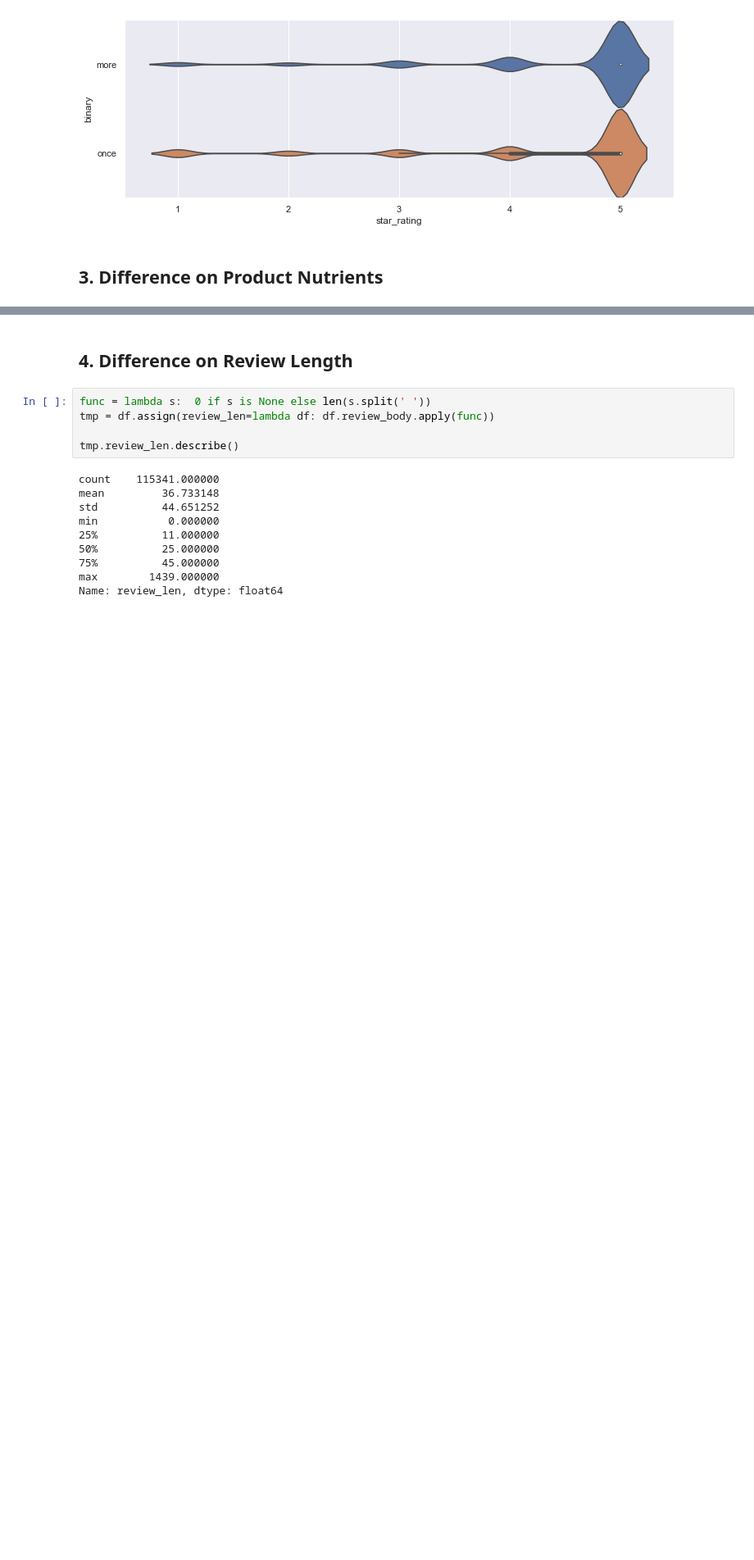
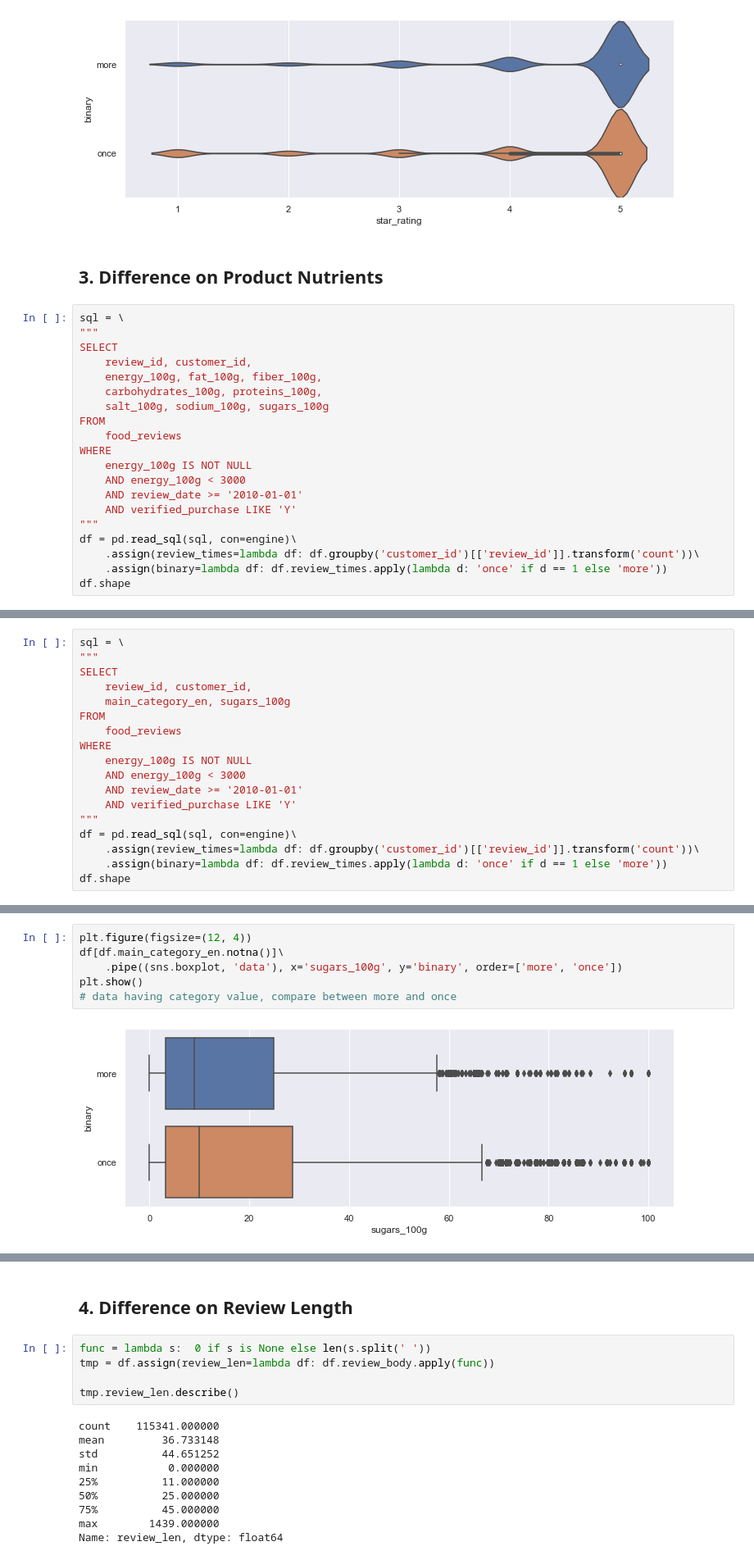
Before and after one commit to davilayang/food-reviews, a Jupyter notebook: 13_ReturningUsers-Explorations.ipynb, the cells around one changed output, grey strips where cells are left out. Shown at 82% size. Drawn from its saved outputs; the diff is of its cells as text; blank space fills up the shorter version.

```diff
--- a/04_ReturningUsers-Explorations.ipynb
+++ b/13_ReturningUsers-Explorations.ipynb
@@ -140,3 +150,23 @@ plt.show()
 [figure]
 # %% [markdown]
 ## 3. Difference on Product Nutrients
+# %%
+sql = \
+"""
+SELECT
+    review_id, customer_id,
+    energy_100g, fat_100g, fiber_100g,
+    carbohydrates_100g, proteins_100g,
+    salt_100g, sodium_100g, sugars_100g
+FROM
+    food_reviews
+WHERE
+    energy_100g IS NOT NULL
+    AND energy_100g < 3000
+    AND review_date >= '2010-01-01'
+    AND verified_purchase LIKE 'Y'
+"""
+df = pd.read_sql(sql, con=engine)\
+    .assign(review_times=lambda df: df.groupby('customer_id')[['review_id']].transform('count'))\
+    .assign(binary=lambda df: df.review_times.apply(lambda d: 'once' if d == 1 else 'more'))
+df.shape
@@ -157,0 +191,18 @@ plt.show()
+# %%
+sql = \
+"""
+SELECT
+    review_id, customer_id,
+    main_category_en, sugars_100g
+FROM
+    food_reviews
+WHERE
+    energy_100g IS NOT NULL
+    AND energy_100g < 3000
+    AND review_date >= '2010-01-01'
+    AND verified_purchase LIKE 'Y'
+"""
+df = pd.read_sql(sql, con=engine)\
+    .assign(review_times=lambda df: df.groupby('customer_id')[['review_id']].transform('count'))\
+    .assign(binary=lambda df: df.review_times.apply(lambda d: 'once' if d == 1 else 'more'))
+df.shape
@@ -157,0 +216,8 @@ plt.show()
+# %%
+plt.figure(figsize=(12, 4))
+df[df.main_category_en.notna()]\
+    .pipe((sns.boxplot, 'data'), x='sugars_100g', y='binary', order=['more', 'once'])
+plt.show()
+# data having category value, compare between more and once
+# %% [output]
+[figure, added]
```
Also changed, not shown: parts of 32 cells of this notebook, 7 other files.
